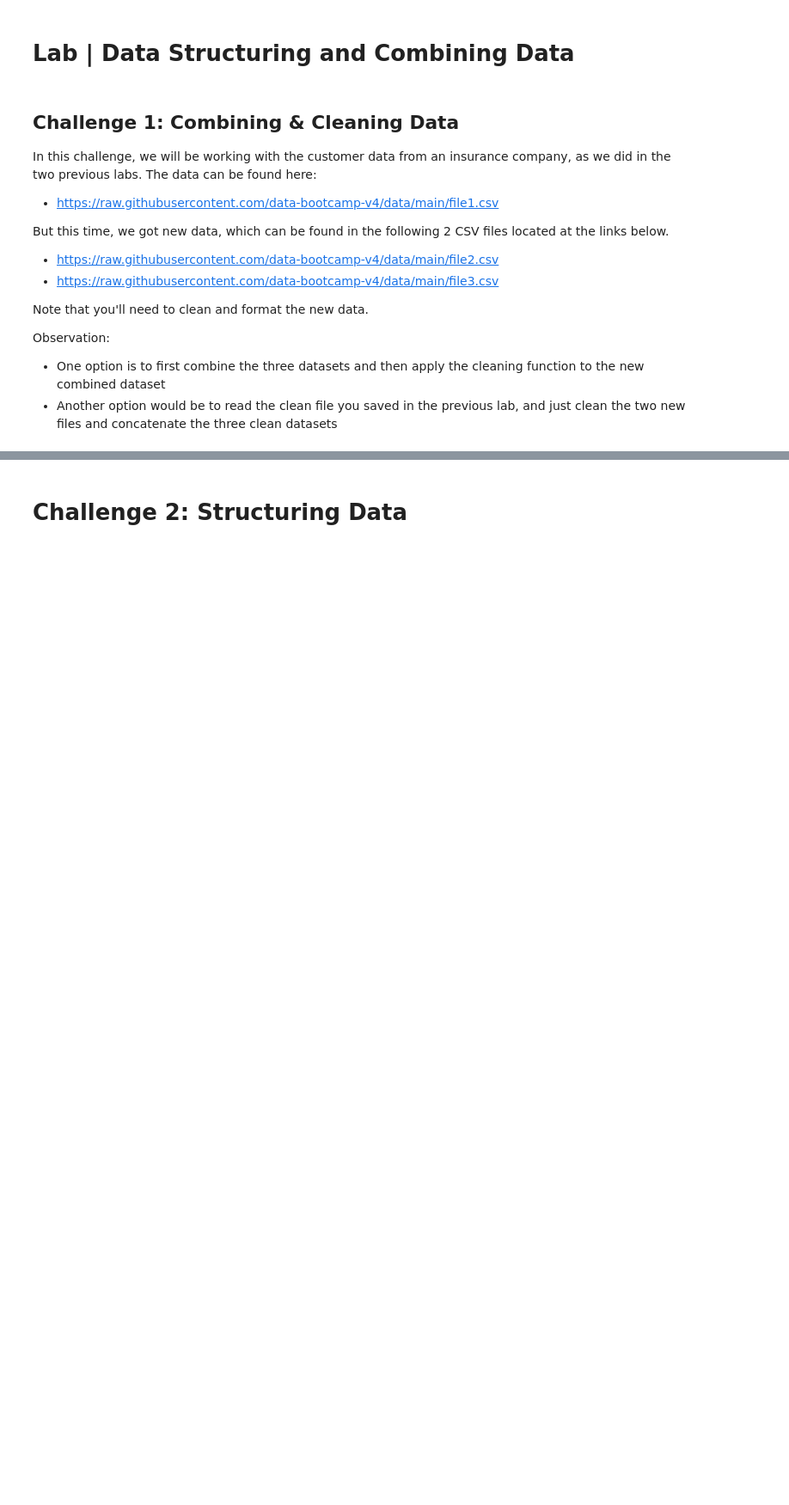
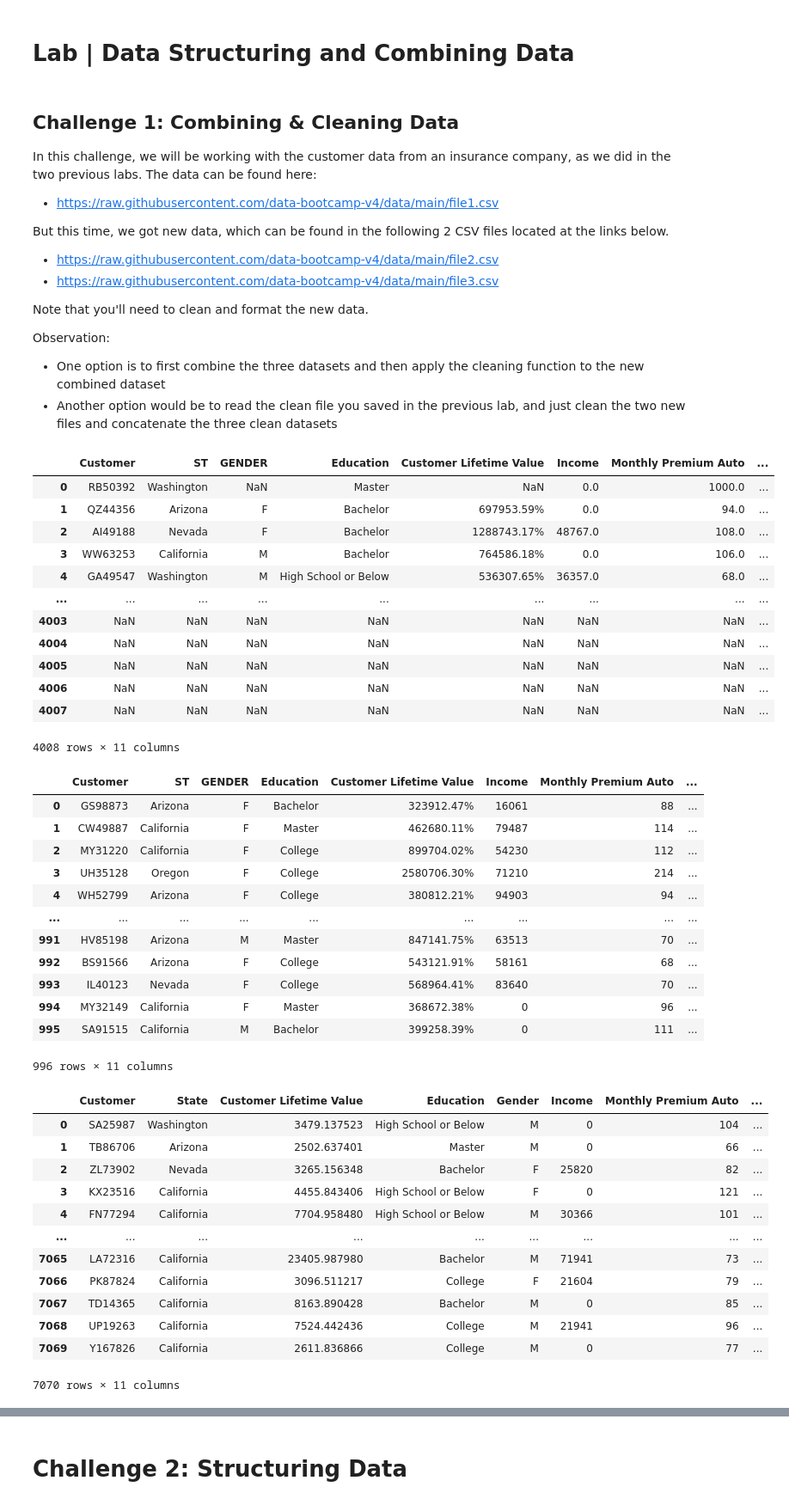
Before and after one commit to jipijipi/lab-dw-data-structuring-and-combining, a Jupyter notebook: lab-dw-data-structuring-and-combining.ipynb, the cells around one changed output, grey strips where cells are left out. Shown: that part at 86% size. Saved outputs shown, nothing was run; the diff lists cells and outputs as text; code cells hidden in the pictures; blank space fills up the shorter version.

```diff
--- a/lab-dw-data-structuring-and-combining.ipynb
+++ b/lab-dw-data-structuring-and-combining.ipynb
@@ -18,13 +18,54 @@ Observation:
 - Another option would be to read the clean file you saved in the previous lab, and just clean the two new files and concatenate the three clean datasets
 # %%
 import pandas as pd
+pd.set_option('display.max_columns', 50)
 
 df_1 = pd.read_csv('https://raw.githubusercontent.com/data-bootcamp-v4/data/main/file1.csv')
 df_2 = pd.read_csv('https://raw.githubusercontent.com/data-bootcamp-v4/data/main/file2.csv')
 df_3 = pd.read_csv('https://raw.githubusercontent.com/data-bootcamp-v4/data/main/file3.csv')
 
 for df in [df_1, df_2, df_3]:
     display(df)
+# %% [output]
+|  | Customer | ST | GENDER | Education | Customer Lifetime Value | Income | Monthly Premium Auto | ... |
+| 0 | RB50392 | Washington | NaN | Master | NaN | 0.0 | 1000.0 | ... |
+| 1 | QZ44356 | Arizona | F | Bachelor | 697953.59% | 0.0 | 94.0 | ... |
+| 2 | AI49188 | Nevada | F | Bachelor | 1288743.17% | 48767.0 | 108.0 | ... |
+| 3 | WW63253 | California | M | Bachelor | 764586.18% | 0.0 | 106.0 | ... |
+| 4 | GA49547 | Washington | M | High School or Below | 536307.65% | 36357.0 | 68.0 | ... |
+| ... | ... | ... | ... | ... | ... | ... | ... | ... |
+| 4003 | NaN | NaN | NaN | NaN | NaN | NaN | NaN | ... |
+| 4004 | NaN | NaN | NaN | NaN | NaN | NaN | NaN | ... |
+| 4005 | NaN | NaN | NaN | NaN | NaN | NaN | NaN | ... |
+| 4006 | NaN | NaN | NaN | NaN | NaN | NaN | NaN | ... |
+| 4007 | NaN | NaN | NaN | NaN | NaN | NaN | NaN | ... |
+4008 rows × 11 columns
+|  | Customer | ST | GENDER | Education | Customer Lifetime Value | Income | Monthly Premium Auto | ... |
+| 0 | GS98873 | Arizona | F | Bachelor | 323912.47% | 16061 | 88 | ... |
+| 1 | CW49887 | California | F | Master | 462680.11% | 79487 | 114 | ... |
+| 2 | MY31220 | California | F | College | 899704.02% | 54230 | 112 | ... |
+| 3 | UH35128 | Oregon | F | College | 2580706.30% | 71210 | 214 | ... |
+| 4 | WH52799 | Arizona | F | College | 380812.21% | 94903 | 94 | ... |
+| ... | ... | ... | ... | ... | ... | ... | ... | ... |
+| 991 | HV85198 | Arizona | M | Master | 847141.75% | 63513 | 70 | ... |
+| 992 | BS91566 | Arizona | F | College | 543121.91% | 58161 | 68 | ... |
+| 993 | IL40123 | Nevada | F | College | 568964.41% | 83640 | 70 | ... |
+| 994 | MY32149 | California | F | Master | 368672.38% | 0 | 96 | ... |
+| 995 | SA91515 | California | M | Bachelor | 399258.39% | 0 | 111 | ... |
+996 rows × 11 columns
+|  | Customer | State | Customer Lifetime Value | Education | Gender | Income | Monthly Premium Auto | ... |
+| 0 | SA25987 | Washington | 3479.137523 | High School or Below | M | 0 | 104 | ... |
+| 1 | TB86706 | Arizona | 2502.637401 | Master | M | 0 | 66 | ... |
+| 2 | ZL73902 | Nevada | 3265.156348 | Bachelor | F | 25820 | 82 | ... |
+| 3 | KX23516 | California | 4455.843406 | High School or Below | F | 0 | 121 | ... |
+| 4 | FN77294 | California | 7704.958480 | High School or Below | M | 30366 | 101 | ... |
+| ... | ... | ... | ... | ... | ... | ... | ... | ... |
+| 7065 | LA72316 | California | 23405.987980 | Bachelor | M | 71941 | 73 | ... |
+| 7066 | PK87824 | California | 3096.511217 | College | F | 21604 | 79 | ... |
+| 7067 | TD14365 | California | 8163.890428 | Bachelor | M | 0 | 85 | ... |
+| 7068 | UP19263 | California | 7524.442436 | College | M | 21941 | 96 | ... |
+| 7069 | Y167826 | California | 2611.836866 | College | M | 0 | 77 | ... |
+7070 rows × 11 columns
 # %%
 # renaming columns
 for df in [df_1, df_2, df_3]:
```
Also changed, not shown: parts of 7 cells of this notebook.
